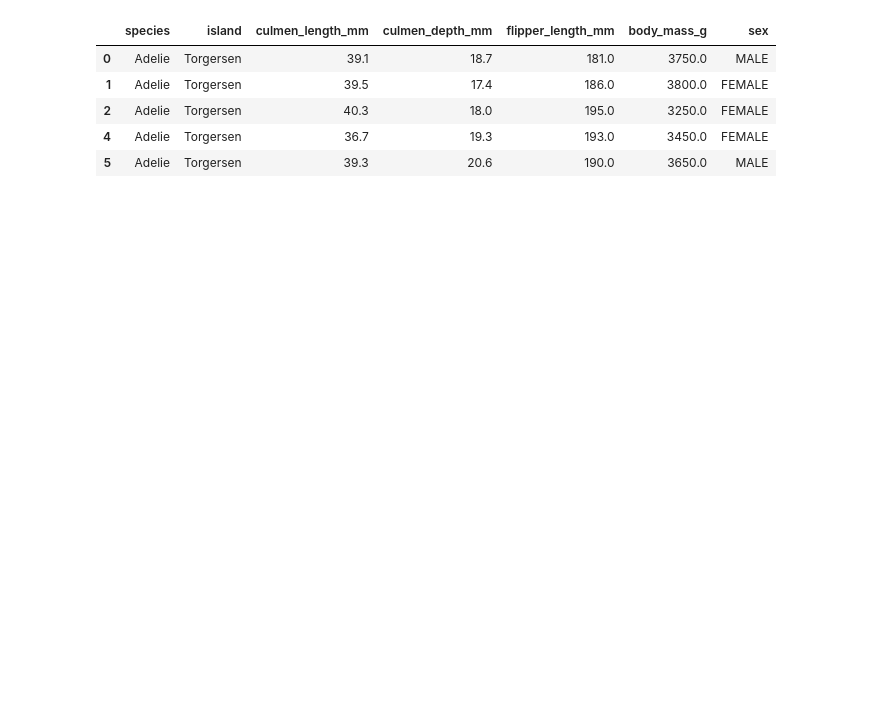
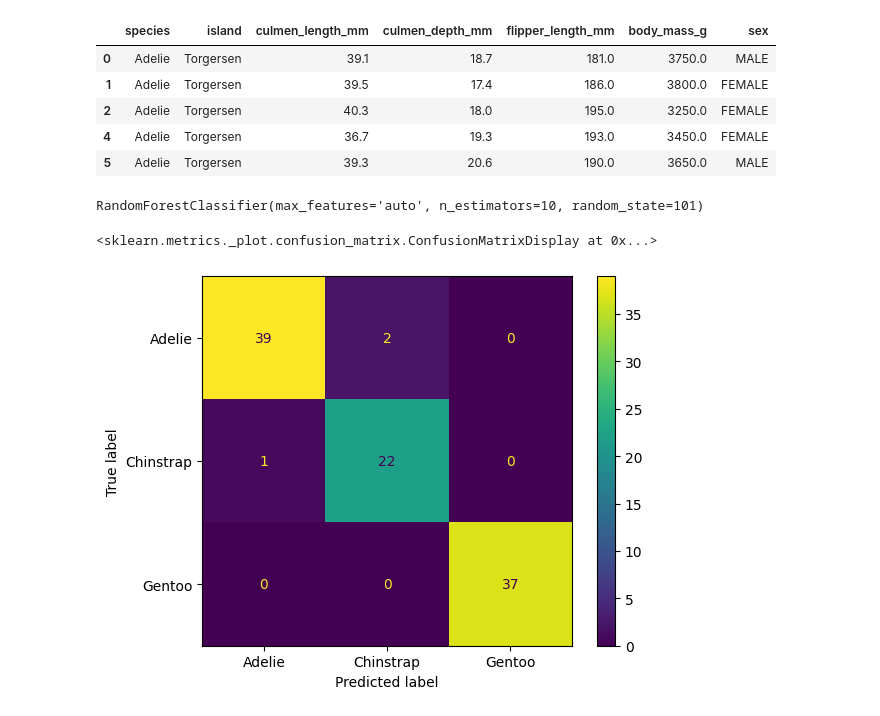
Before and after one commit to LBQBBQ/github-MachineLearning-study, a Jupyter notebook: Random Forest/note - random forest classifier.ipynb, the cells around one changed output. Drawn from its saved outputs; the diff is of its cells as text; code cells hidden in the pictures; blank space fills up the shorter version.

```diff
--- a/Random Forest/note - random forest classifier.ipynb
+++ b/Random Forest/note - random forest classifier.ipynb
@@ -28,6 +28,10 @@ X_train, X_test, y_train, y_test = train_test_split(X, y, test_size=0.3, random_
 from sklearn.ensemble import RandomForestClassifier
 # %%
 # n_estimators --> number of trees
-RandomForestClassifier(n_estimators=10,
+rfc = RandomForestClassifier(n_estimators=10,
                        max_features='auto',
                       random_state=101)
+# %%
+rfc.fit(X_train,y_train)
+# %% [output]
+RandomForestClassifier(max_features='auto', n_estimators=10, random_state=101)
@@ -33,0 +42,5 @@ RandomForestClassifier(n_estimators=10,
+# %%
+plot_confusion_matrix(rfc,X_test,y_test)
+# %% [output]
+<sklearn.metrics._plot.confusion_matrix.ConfusionMatrixDisplay at 0x...>
+[figure, added]
```
Also changed, not shown: parts of 4 cells of this notebook, 1 other file.
